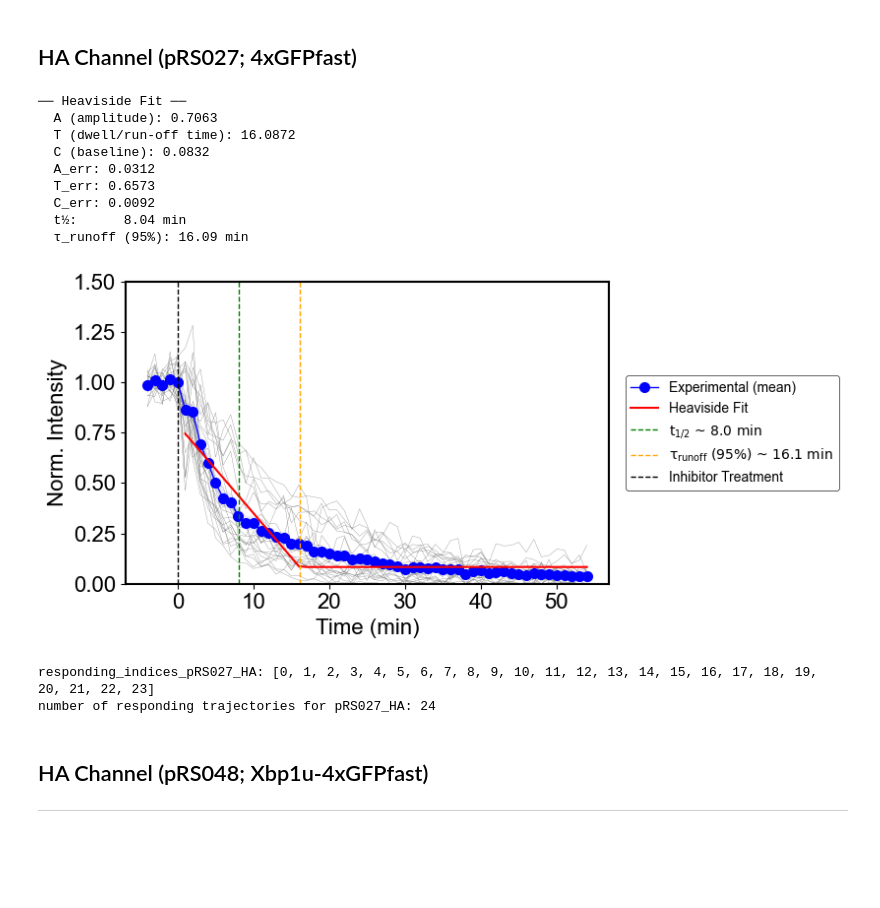
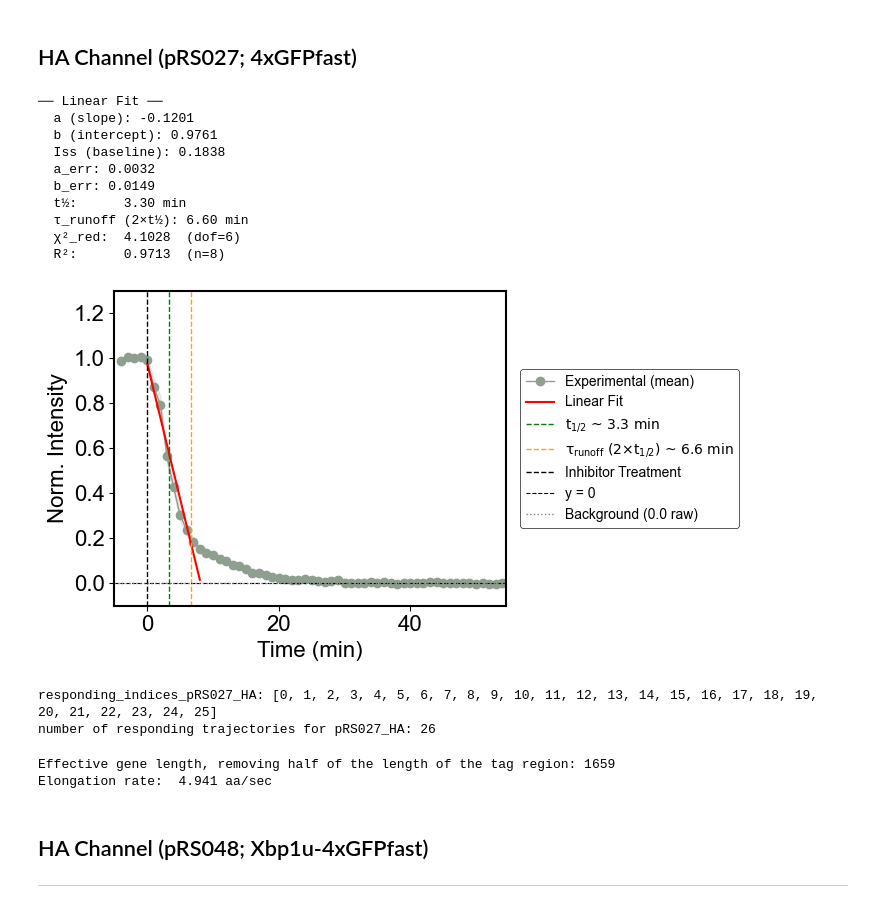
Before and after one commit to ningzhaoAnschutz/cof_paper, a Jupyter notebook: notebooks/Inhibitors/Fig 4_Harringtonine_Fast.ipynb, the cells around one changed output. Saved outputs shown, nothing was run; the diff lists cells and outputs as text; code cells hidden in the pictures; blank space fills up the shorter version.

```diff
--- a/notebooks/Inhibitors/Fig 4_Harringtonine_Fast.ipynb
+++ b/notebooks/Inhibitors/Fig 4_Harringtonine_Fast.ipynb
@@ -21,9 +21,12 @@ ___
 
 # ── Data Path ─────────────────────────────────────────────
 # data_dir = one_drive_dir / 'General - Zhao (NZ) Lab' / 'Gui RMS Analyses' / 'Har' #Onedrive
-data_dir = Path(r'E:/Co-translational folding (CoF) paper/Fig 4_Har_Fast')
+data_dir = Path(r'E:/Co-translational folding (CoF) paper/Fig 4_Har_Fast/non pb')
 
-
+# elongation rates
+def elongation_rates (gene_length,dwell_time ):
+    ke = gene_length/ dwell_time
+    return np.round(ke,3)
 
 # ── Processing Parameters ─────────────────────────────────
 inhibitor_frame_index = 4  # 0-indexed: frame when treatment was applied
@@ -34,9 +37,11 @@ max_percentage_threshold_after_treatment = None #0.5
 threshold_percentage_for_runoff = 0.1
 use_sigmoidal_fit = True
 # ── Plotting Parameters ───────────────────────────────────
-figsize = (6, 4)
-ylims = (0, 1.4)
-xlims = (-5, 6)
+figsize = (5, 4)
+ylims = (-0.1, 1.3)
+xlims = (-5, 54.5)                              # limits needs to be set to include more than the fit_end_idx frames for the x-axis
+fit_start_idx=inhibitor_frame_index          # int – fit range start (default: inh frame)
+#fit_end_idx=14                               # int – fit range end (default: last frame) linear fits for pRS027=11, pRS048=14, pRS038=XX
 results_folder = Path('E:/Co-translational folding (CoF) paper/Fig 4_Har graphs_fast')  # Set to a Path to save plots
 # %% [markdown]
 ## HA Channel (pRS027; 4xGFPfast)
@@ -46,52 +51,77 @@ selected_field = 'spot_int_ch_0'
 plot_name = 'pRS027_HA'
 
 responding_indices_pRS027_HA, frames_pRS027_HA, intensities_pRS027_HA, _, _, _, _, _ = INH.process_inhibitor_data(
     data_dir, inhibitor_frame_index, substring_in_data_dir, selected_field,
     use_sem, show_summary, max_percentage_threshold_after_treatment,remove_frame_at_inhibitor_application=False,
 )
 
 
 results=INH.plot_inhibitor(
     frames_pRS027_HA,                                # np.ndarray – time array
     intensities_pRS027_HA,                           # np.ndarray – 2D (cells × frames)
     inhibitor_frame_index,                           # int – treatment frame index
     results_folder=results_folder,                   # Path – save location
     plot_name=plot_name,                             # str – filename suffix
     responding_indices=responding_indices_pRS027_HA, # list – which cells to include
-    figsize=(6, 4),                                  # tuple
+    figsize=figsize,                                  # tuple
     use_sem=True,                                    # bool – SEM vs SD for error band
-    show_individual_trajectories=True,               # bool – gray individual traces
-    ylims=(0, 1.5),                                  # tuple – y-axis limits
+    show_individual_trajectories=False,               # bool – gray individual traces
+    ylims=ylims,                                  # tuple – y-axis limits
+    xlims=xlims,                                  # tuple – x-axis limits
     y_label='Norm. Intensity',                       # str
     treatment_label='Inhibitor',                     # str – label for treatment line
     show_treatment_line=True,                        # bool – vertical line at t=0
-    fit_model='heaviside',                           # 'linear'|'exponential'|'heaviside'|None
-    fit_start_idx=inhibitor_frame_index+1,           # int – fit range start (default: inh frame)
-    fit_end_idx=None,                                # int – fit range end (default: last frame)
+    fit_model='linear',                           # 'linear'|'exponential'|'heaviside'|None
+    fit_start_idx=fit_start_idx,                     # int – fit range start (default: inh frame)
+    fit_end_idx=11,                                 # int – fit range end (default: last frame)
     show_fit=True,                                   # bool – overlay fitted curve
     show_runoff_time=True,                           # bool – draw t½ and τ_runoff lines
-    runoff_fraction=0.95,                            # float – threshold for run-off (0.95 = 95%)
+    runoff_fraction=0.9,                            # float – threshold for run-off (0.95 = 95%)
+    remove_background_intensity=True,               # subtract background & rescale to 0-1
+    background_frames=10,                           # use last 10 frames within xlims window
+    show_background_line=True,                      # dashed line at background level
+    show_zero_y_axis=True,                          # dashed line at y = 0
+    colors='#8E9E8F',
 )
 
 print("responding_indices_pRS027_HA:", responding_indices_pRS027_HA)
 print("number of responding trajectories for pRS027_HA:", len(responding_indices_pRS027_HA))
 
 
 # Access each dataset by index
 #print('run-off time dataset 0:', results['t_runoff'])
 # %% [output]
-── Heaviside Fit ──
-  A (amplitude): 0.7063
-  T (dwell/run-off time): 16.0872
-  C (baseline): 0.0832
-  A_err: 0.0312
-  T_err: 0.6573
-  C_err: 0.0092
-  t½:      8.04 min
-  τ_runoff (95%): 16.09 min
+── Linear Fit ──
+  a (slope): -0.1201
+  b (intercept): 0.9761
+  Iss (baseline): 0.1838
+  a_err: 0.0032
+  b_err: 0.0149
+  t½:      3.30 min
+  τ_runoff (2×t½): 6.60 min
+  χ²_red:  4.1028  (dof=6)
+  R²:      0.9713  (n=8)
-[figure, old version]
+[figure, new version]
-responding_indices_pRS027_HA: [0, 1, 2, 3, 4, 5, 6, 7, 8, 9, 10, 11, 12, 13, 14, 15, 16, 17, 18, 19, 20, 21, 22, 23]
-number of responding trajectories for pRS027_HA: 24
+responding_indices_pRS027_HA: [0, 1, 2, 3, 4, 5, 6, 7, 8, 9, 10, 11, 12, 13, 14, 15, 16, 17, 18, 19, 20, 21, 22, 23, 24, 25]
+number of responding trajectories for pRS027_HA: 26
+# %%
+# pRS027 gene length
+g_length = 1826  # gene length total
+half_tag = 167   # gene length total
+g_length_effective = g_length-half_tag # gene_length_without_half_tag
+print('Effective gene length, removing half of the length of the tag region:', g_length_effective)
+
+# Recovered dwell times:
+dwell_time_min =  results['t_runoff'] - 1     # removing one minute to account for drug diffusion
+dwell_time_sec = dwell_time_min*60
+
+
+
+elongation_rate = elongation_rates (g_length_effective,dwell_time_sec)
+print('Elongation rate: ', elongation_rate, 'aa/sec')
+# %% [output]
+Effective gene length, removing half of the length of the tag region: 1659
+Elongation rate:  4.941 aa/sec
 # %% [markdown]
 ## HA Channel (pRS048; Xbp1u-4xGFPfast)
 ___
```
Also changed, not shown: parts of 15 cells of this notebook, 16 other files.
